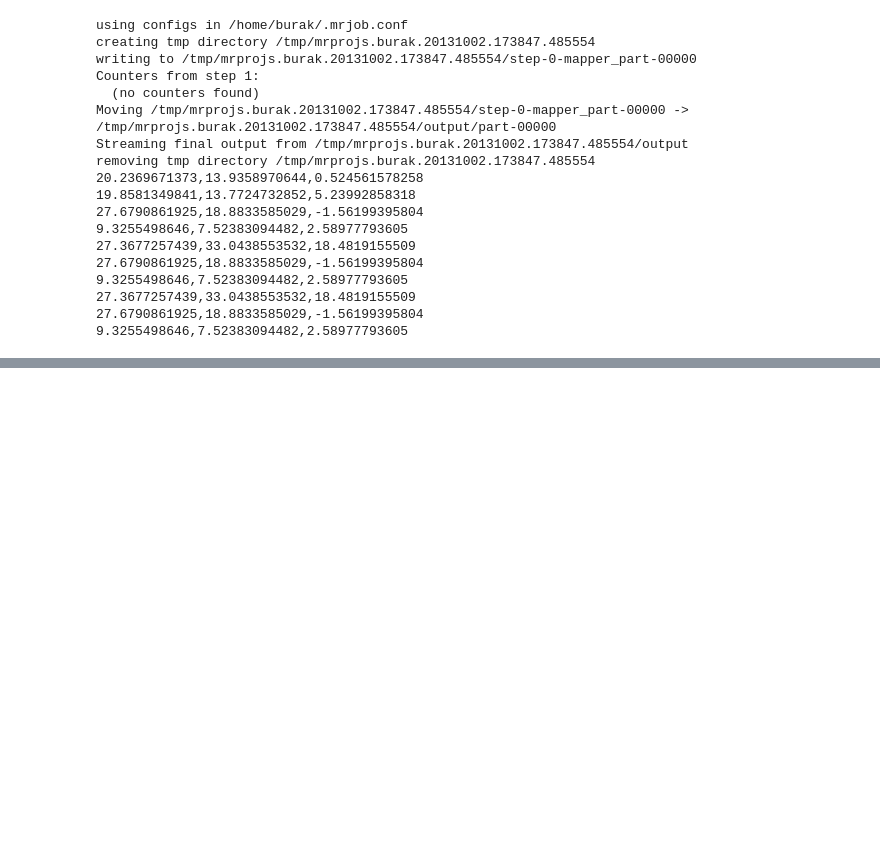
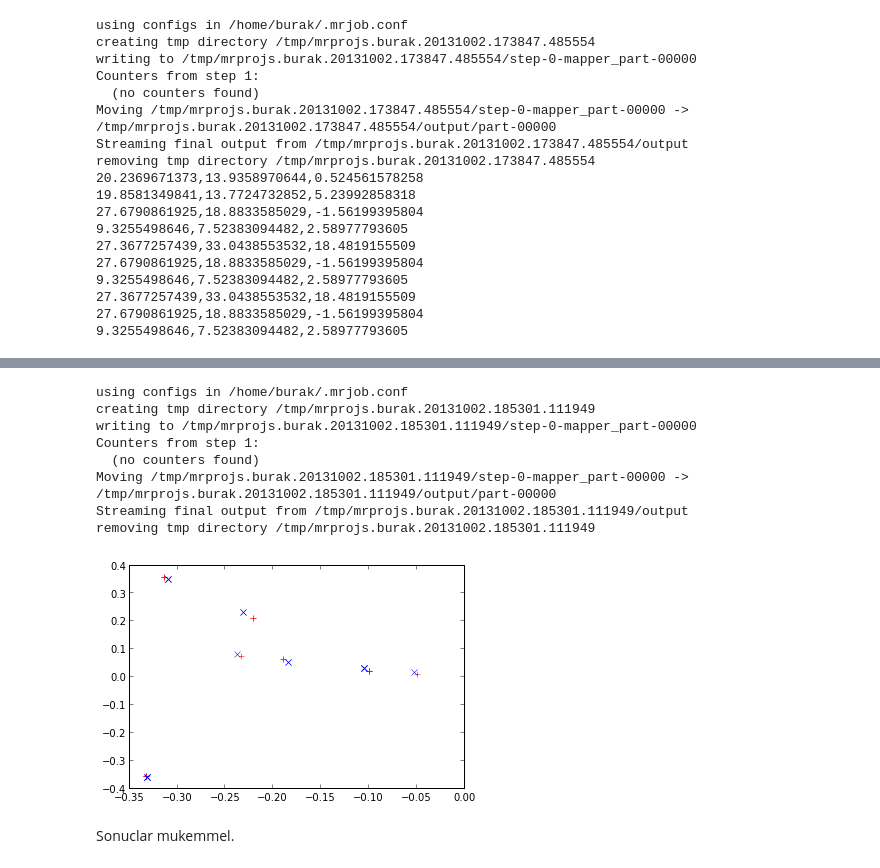
Before and after one commit to theparma/classnotes, a Jupyter notebook: stat/stat_hadoop_rand_proj/stat_hadoop_rand_proj.ipynb, the cells around one changed output, grey strips where cells are left out. Drawn from its saved outputs; the diff is of its cells as text; code cells hidden in the pictures; blank space fills up the shorter version.

```diff
--- a/stat/stat_hadoop_rand_proj/stat_hadoop_rand_proj.ipynb
+++ b/stat/stat_hadoop_rand_proj/stat_hadoop_rand_proj.ipynb
@@ -227,0 +236,35 @@ degerleri degismedi, o sebeple ayni sonucu aldik, bu iyi).
+# %%
+!python mrprojs.py A_matrix > /tmp/Y
+
+import numpy as np
+import numpy.linalg as lin
+import matplotlib.pyplot as plt
+
+n = 4; k = 3
+A = np.loadtxt('A_matrix')
+Y = np.loadtxt("/tmp/Y",delimiter=',')
+
+Q, xx = lin.qr(Y)
+B = np.dot(Q.T,A)
+Uhat, Sigma, V = lin.svd(B)
+U = np.dot(Q, Uhat)
+
+plt.plot(U[:,0],U[:,1],'r+')
+plt.hold(True)
+
+U, Sigma, V = lin.svd(A);
+plt.plot(U[:,0],U[:,1],'bx')
+
+plt.show()
+# %% [output]
+using configs in /home/burak/.mrjob.conf
+creating tmp directory /tmp/mrprojs.burak.20131002.185301.111949
+writing to /tmp/mrprojs.burak.20131002.185301.111949/step-0-mapper_part-00000
+Counters from step 1:
+  (no counters found)
+Moving /tmp/mrprojs.burak.20131002.185301.111949/step-0-mapper_part-00000 -> /tmp/mrprojs.burak.20131002.185301.111949/output/part-00000
+Streaming final output from /tmp/mrprojs.burak.20131002.185301.111949/output
+removing tmp directory /tmp/mrprojs.burak.20131002.185301.111949
+[figure, added]
+# %% [markdown]
+Sonuclar mukemmel.
```
Also changed, not shown: parts of 2 cells of this notebook, 1 other file.
